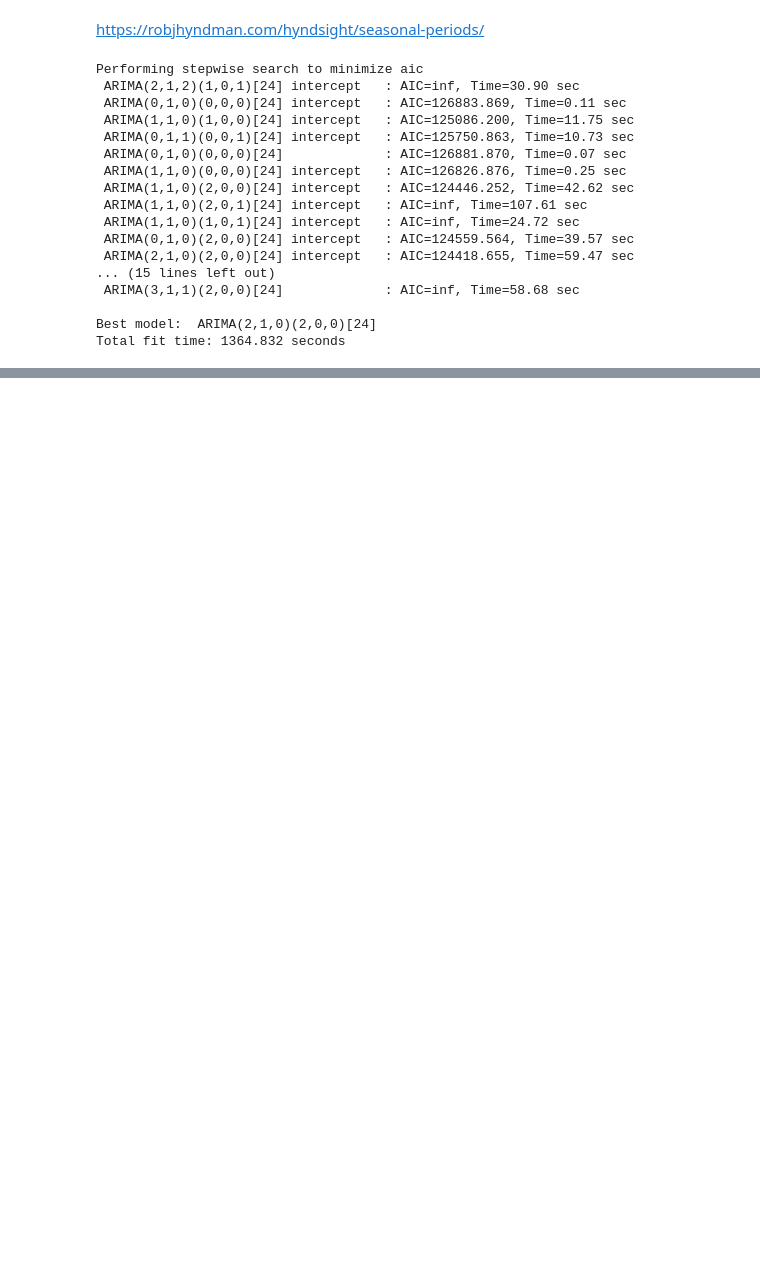
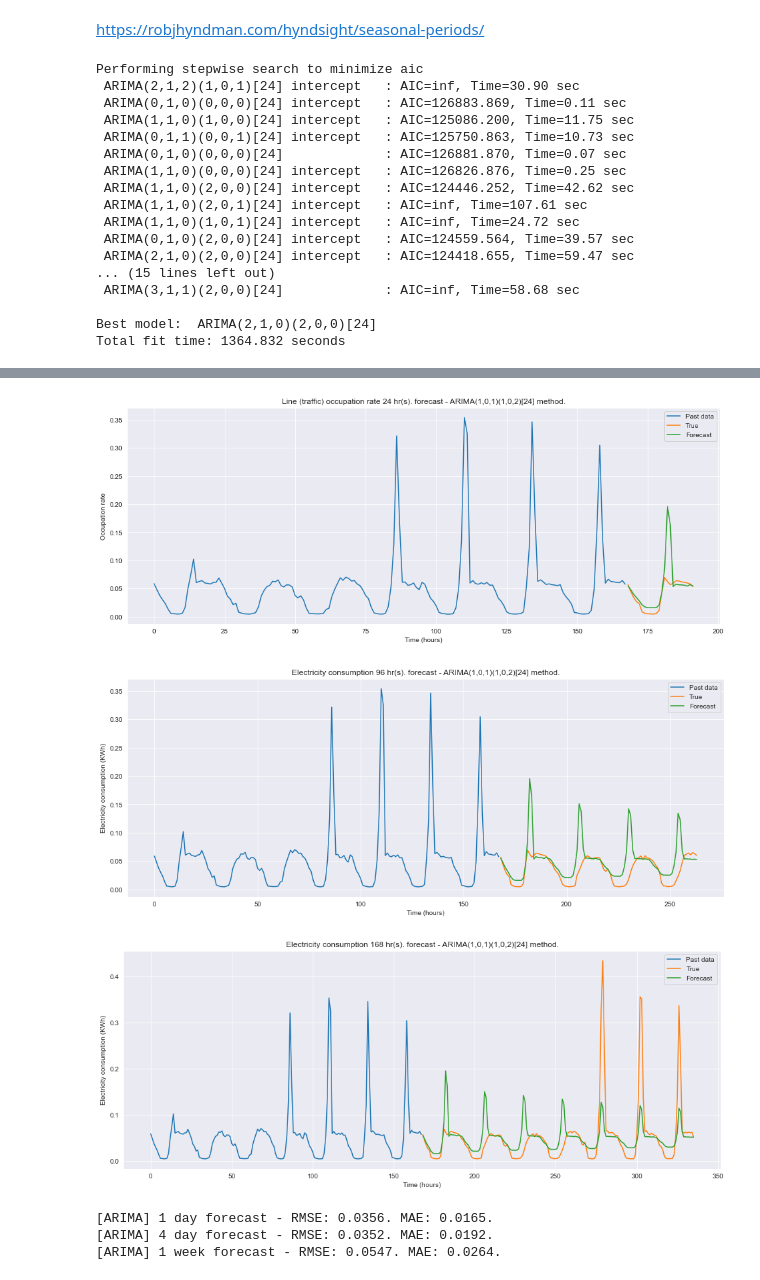
Before and after one commit to andresC98/TSF_Transformers_TFM, a Jupyter notebook: code_notebooks/[TFM] Classical Forecasting Models - Traffic & Electricity Benchmarks.ipynb, the cells around one changed output, grey strips where cells are left out. Saved outputs shown, nothing was run; the diff lists cells and outputs as text; code cells hidden in the pictures; blank space fills up the shorter version.

```diff
--- a/code_notebooks/[TFM] Classical Forecasting Models - Traffic & Electricity Benchmarks.ipynb
+++ b/code_notebooks/[TFM] Classical Forecasting Models - Traffic & Electricity Benchmarks.ipynb
@@ -226,0 +304,11 @@ print("1 week forecast - RMSE: {:.2f}. MAE: {:.2f}.".format(rmse, mae))
+# %%
+traffic_df = pd.read_csv("data/aggr_data/traffic.txt", header=None)
+traffic_df['date'] = pd.date_range(start='1/1/2008', periods=traffic_df.shape[0], freq="H")
+# reorder columns
+cols = traffic_df.columns.tolist()
+cols = cols[-1:] + cols[:-1]
+traffic_df = traffic_df[cols]
+traffic_df.to_csv("data/aggr_data/traffic_proc_data.csv") #to later use with library
+# showing sample
+traffic_df = pd.read_csv("data/aggr_data/traffic_proc_data.csv", index_col=0)
+traffic_df
@@ -226,0 +329,13 @@ print("1 week forecast - RMSE: {:.2f}. MAE: {:.2f}.".format(rmse, mae))
+# %%
+data = traffic_df["0"].values # We will pick this particular series for the experiment
+
+train_size = int(len(data) * 0.7) # 70% of the data (past)
+train, test = data[0:train_size], data[train_size:len(data)]
+
+true_1day = test[:24]
+true_4day = test[:24*4]
+true_1week = test[:168]
+
+print('Number of observations: %d (hours)' % (len(data)))
+print('Num. of Training Observations: %d (hours)' % (len(train)))
+print('Num. of Test Observations: %d (hours)' % (len(test)))
@@ -226,0 +368,36 @@ print("1 week forecast - RMSE: {:.2f}. MAE: {:.2f}.".format(rmse, mae))
+# %%
+# Save model to disk:
+#joblib.dump(model, "trained_models/arima_model_traffic.pkl", compress=3)
+
+# Load model from disk after fitting
+arima_model = joblib.load("trained_models/arima_model_traffic.pkl")
+# %%
+forecast_1day_ARIMA = arima_model.predict(next_day)
+plot_model_forecast(train, test, forecast_1day_ARIMA, next_day, "traffic","ARIMA(1,0,1)(1,0,2)[24]")
+
+forecast_4day_ARIMA = arima_model.predict(next_4_days)
+plot_model_forecast(train, test, forecast_4day_ARIMA, next_4_days, "electr","ARIMA(1,0,1)(1,0,2)[24]")
+
+forecast_1week_ARIMA = arima_model.predict(next_week)
+plot_model_forecast(train, test, forecast_1week_ARIMA, next_week, "electr","ARIMA(1,0,1)(1,0,2)[24]")
+# %% [output]
+[figure, added]
+[figure, added]
+[figure, added]
+# %%
+rmse_1day = np.sqrt(mean_squared_error(true_1day, forecast_1day_ARIMA) )
+mae_1day = mean_absolute_error(true_1day, forecast_1day_ARIMA)
+
+rmse_4day = np.sqrt(mean_squared_error(true_4day, forecast_4day_ARIMA) )
+mae_4day = mean_absolute_error(true_4day, forecast_4day_ARIMA)
+
+rmse_1week = np.sqrt(mean_squared_error(true_1week, forecast_1week_ARIMA) )
+mae_1week = mean_absolute_error(true_1week, forecast_1week_ARIMA)
+
+print("[ARIMA] 1 day forecast - RMSE: {:.4f}. MAE: {:.4f}.".format(rmse_1day, mae_1day))
+print("[ARIMA] 4 day forecast - RMSE: {:.4f}. MAE: {:.4f}.".format(rmse_4day, mae_4day))
+print("[ARIMA] 1 week forecast - RMSE: {:.4f}. MAE: {:.4f}.".format(rmse_1week, mae_1week))
+# %% [output]
+[ARIMA] 1 day forecast - RMSE: 0.0356. MAE: 0.0165.
+[ARIMA] 4 day forecast - RMSE: 0.0352. MAE: 0.0192.
+[ARIMA] 1 week forecast - RMSE: 0.0547. MAE: 0.0264.
```
Also changed, not shown: parts of 63 cells of this notebook, 1 other file.
